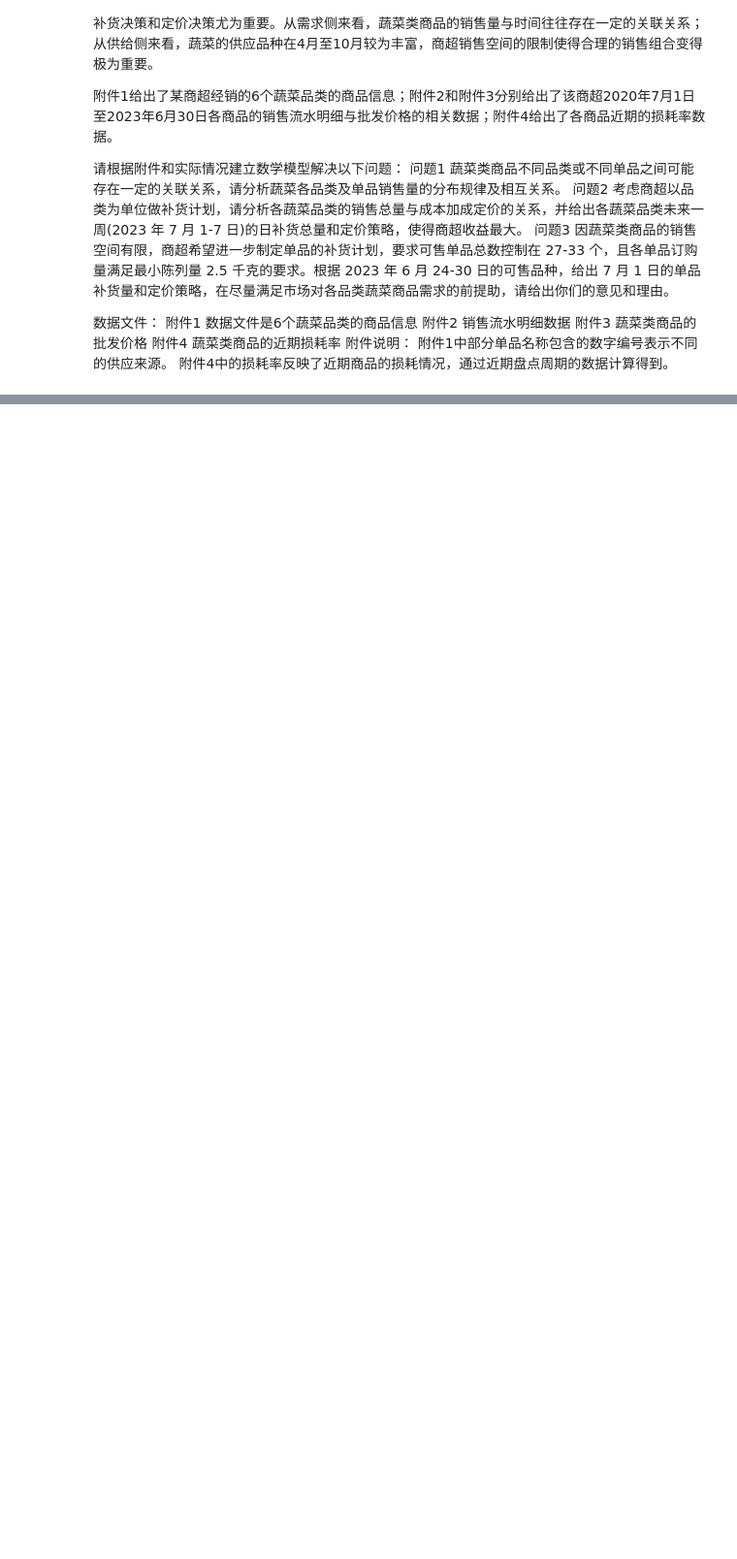
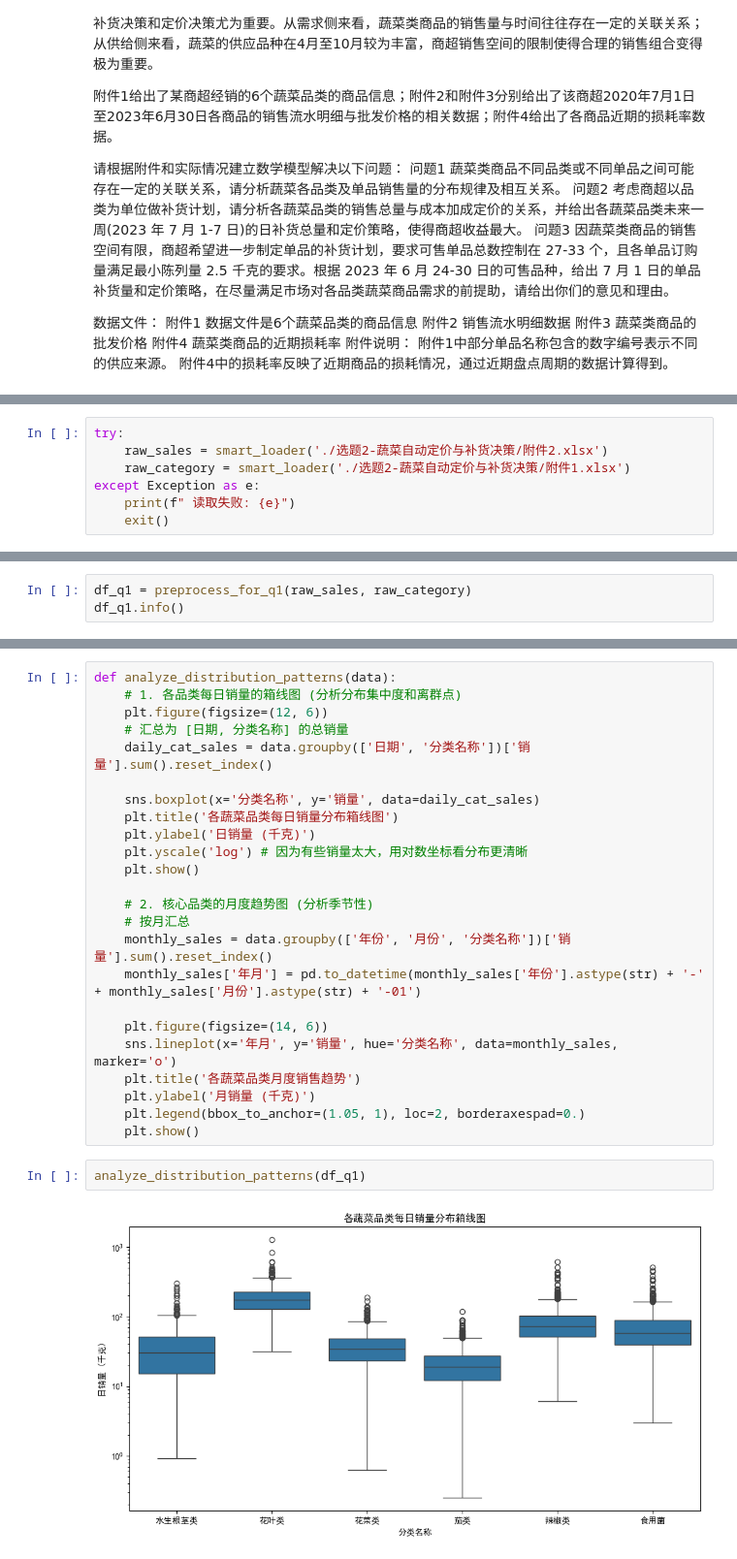
Before and after one commit to VasantLong/ml2025, a Jupyter notebook: hw/独立实践项目/code.ipynb, the cells around one changed output, grey strips where cells are left out. Shown at 97% size. Saved outputs shown, nothing was run; the diff lists cells and outputs as text; blank space fills up the shorter version.

```diff
--- a/hw/独立实践项目/code.ipynb
+++ b/hw/独立实践项目/code.ipynb
@@ -166,0 +113,7 @@ Index(['销售日期', '扫码时间', '单品编码', '销量', '单价', '销
+# %%
+try:
+    raw_sales = smart_loader('./选题2-蔬菜自动定价与补货决策/附件2.xlsx')
+    raw_category = smart_loader('./选题2-蔬菜自动定价与补货决策/附件1.xlsx')
+except Exception as e:
+    print(f" 读取失败: {e}")
+    exit()
@@ -166,0 +148,3 @@ Index(['销售日期', '扫码时间', '单品编码', '销量', '单价', '销
+# %%
+df_q1 = preprocess_for_q1(raw_sales, raw_category)
+df_q1.info()
@@ -169,0 +299,28 @@ Index(['销售日期', '扫码时间', '单品编码', '销量', '单价', '销
+# %%
+def analyze_distribution_patterns(data):
+    # 1. 各品类每日销量的箱线图 (分析分布集中度和离群点)
+    plt.figure(figsize=(12, 6))
+    # 汇总为 [日期, 分类名称] 的总销量
+    daily_cat_sales = data.groupby(['日期', '分类名称'])['销量'].sum().reset_index()
+
+    sns.boxplot(x='分类名称', y='销量', data=daily_cat_sales)
+    plt.title('各蔬菜品类每日销量分布箱线图')
+    plt.ylabel('日销量 (千克)')
+    plt.yscale('log') # 因为有些销量太大，用对数坐标看分布更清晰
+    plt.show()
+
+    # 2. 核心品类的月度趋势图 (分析季节性)
+    # 按月汇总
+    monthly_sales = data.groupby(['年份', '月份', '分类名称'])['销量'].sum().reset_index()
+    monthly_sales['年月'] = pd.to_datetime(monthly_sales['年份'].astype(str) + '-' + monthly_sales['月份'].astype(str) + '-01')
+
+    plt.figure(figsize=(14, 6))
+    sns.lineplot(x='年月', y='销量', hue='分类名称', data=monthly_sales, marker='o')
+    plt.title('各蔬菜品类月度销售趋势')
+    plt.ylabel('月销量 (千克)')
+    plt.legend(bbox_to_anchor=(1.05, 1), loc=2, borderaxespad=0.)
+    plt.show()
+# %%
+analyze_distribution_patterns(df_q1)
+# %% [output]
+[figure, added]
```
Also changed, not shown: parts of 24 cells of this notebook, 2 other files.
